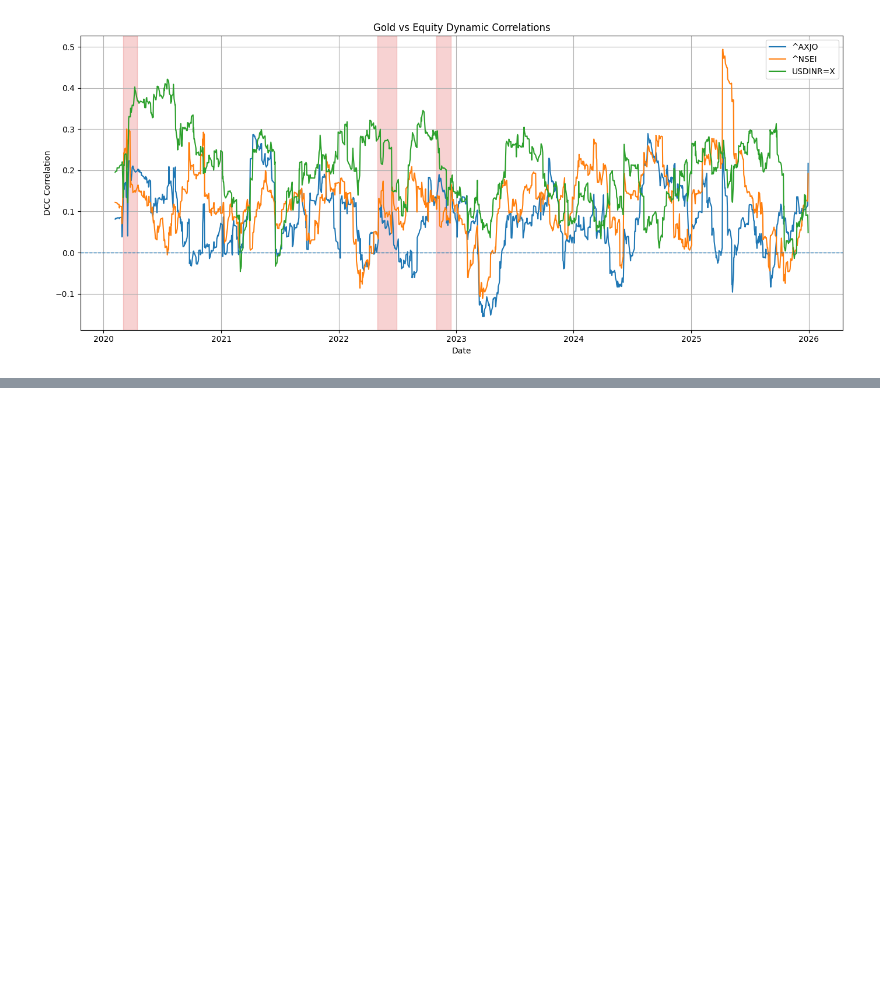
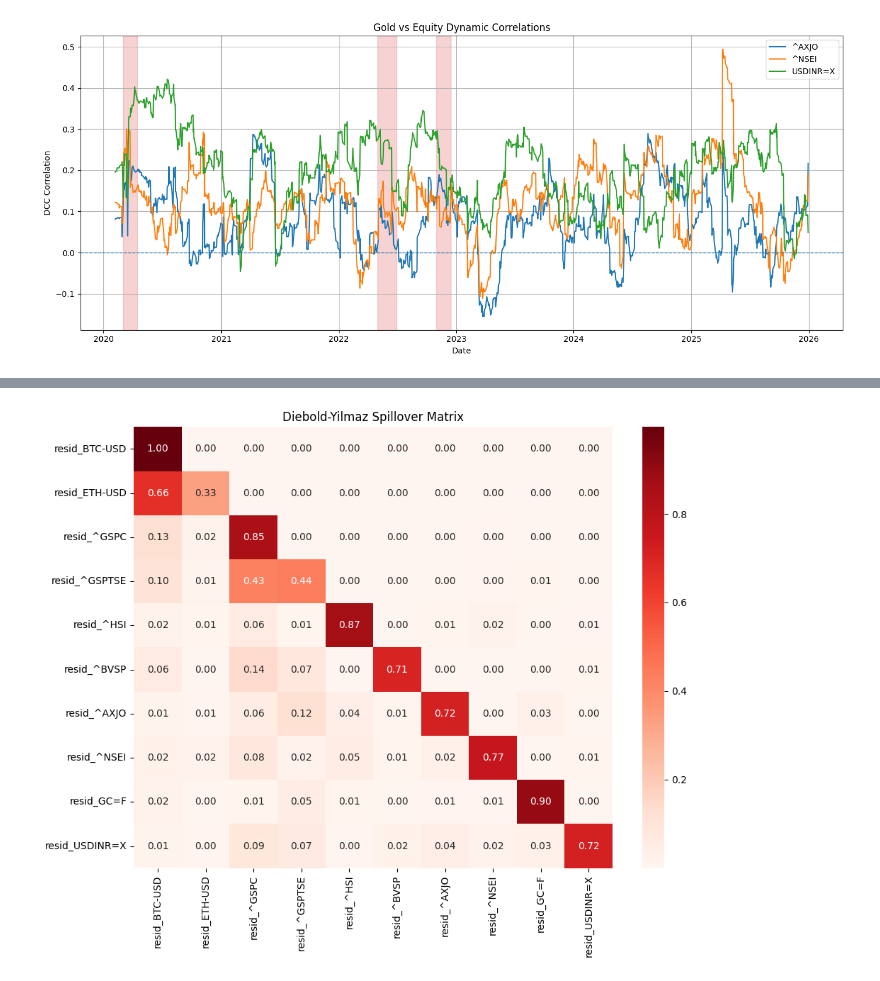
Before and after one commit to jaisw07/volatility_spillover, a Jupyter notebook: final.ipynb, the cells around one changed output, grey strips where cells are left out. Drawn from its saved outputs; the diff is of its cells as text; code cells hidden in the pictures; blank space fills up the shorter version.

Commit message:
dy connectedness

```diff
--- a/final.ipynb
+++ b/final.ipynb
@@ -265,0 +343,4 @@ plot_gold_safe_haven(batch_size=4)
+# %%
+plot_connectedness_heatmap()
+# %% [output]
+[figure, added]
```
Also changed, not shown: parts of 18 cells of this notebook, 17 other files.
